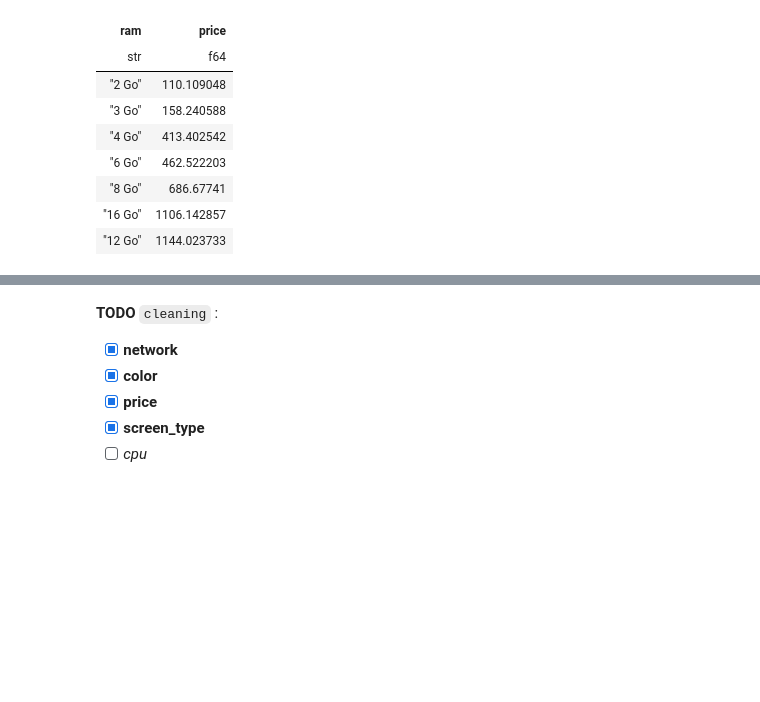
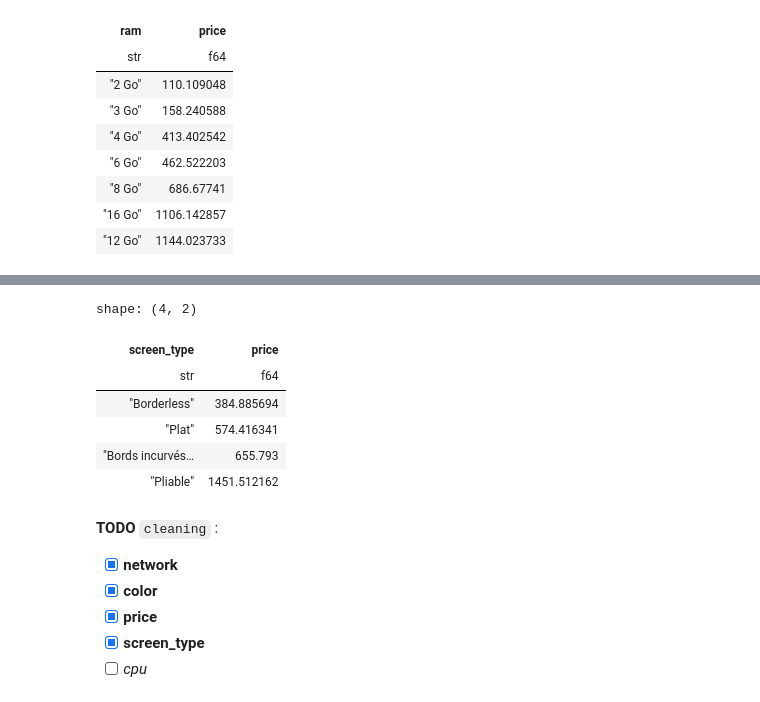
Before and after one commit to aybuke-b/3R, a Jupyter notebook: Web_Scraping/new_notebook.ipynb, the cells around one changed output, grey strips where cells are left out. Cells and saved outputs as stored; diff of their text form; code cells hidden in the pictures; blank space fills up the shorter version.

```diff
--- a/Web_Scraping/new_notebook.ipynb
+++ b/Web_Scraping/new_notebook.ipynb
@@ -191,3 +169,13 @@ shape: (436, 32)
+# %%
+df.select("price", "screen_type").group_by("screen_type").mean()
+# %% [output]
+shape: (4, 2)
+| screen_type | price |
+| str | f64 |
+| "Borderless" | 384.885694 |
+| "Plat" | 574.416341 |
+| "Bords incurvés… | 655.793 |
+| "Pliable" | 1451.512162 |
 # %%
 import plotly.express as px
 
```
Also changed, not shown: parts of 2 cells of this notebook, 2 other files.
